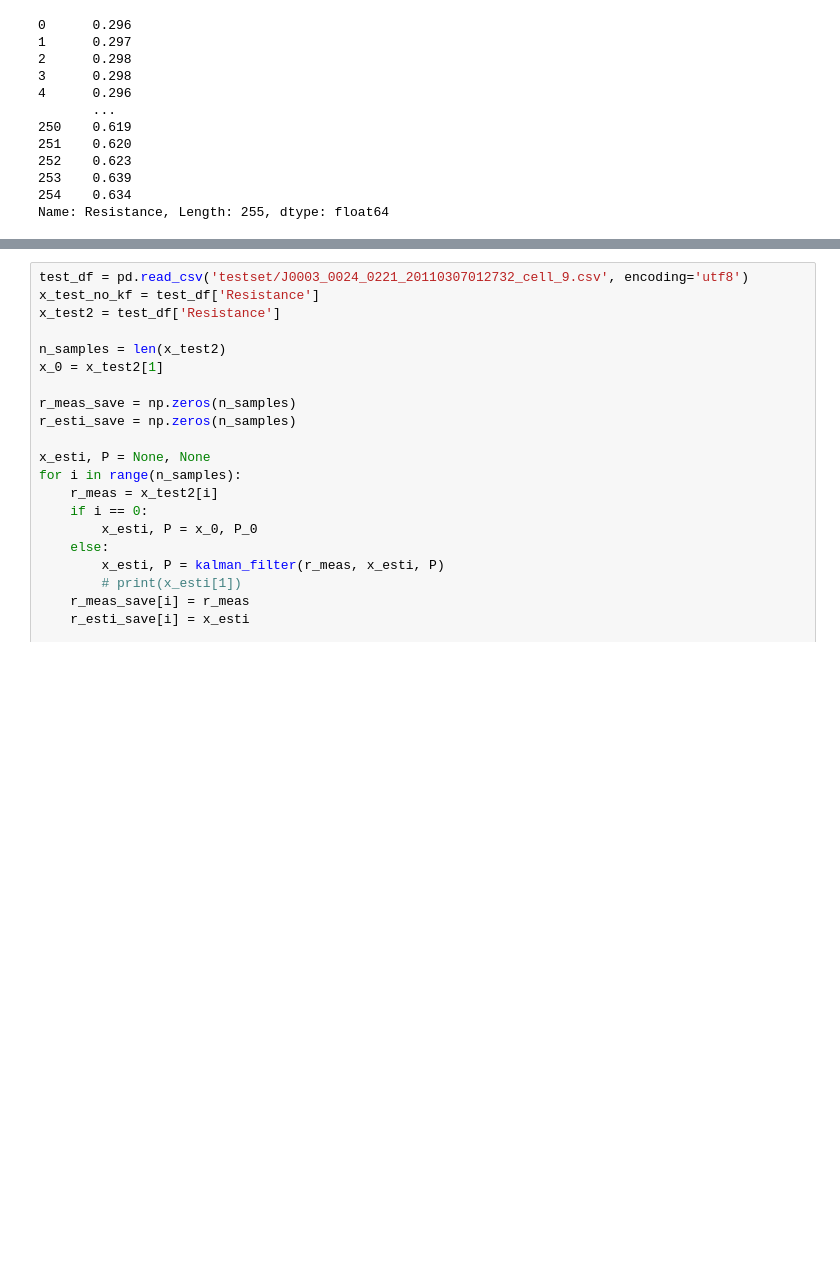
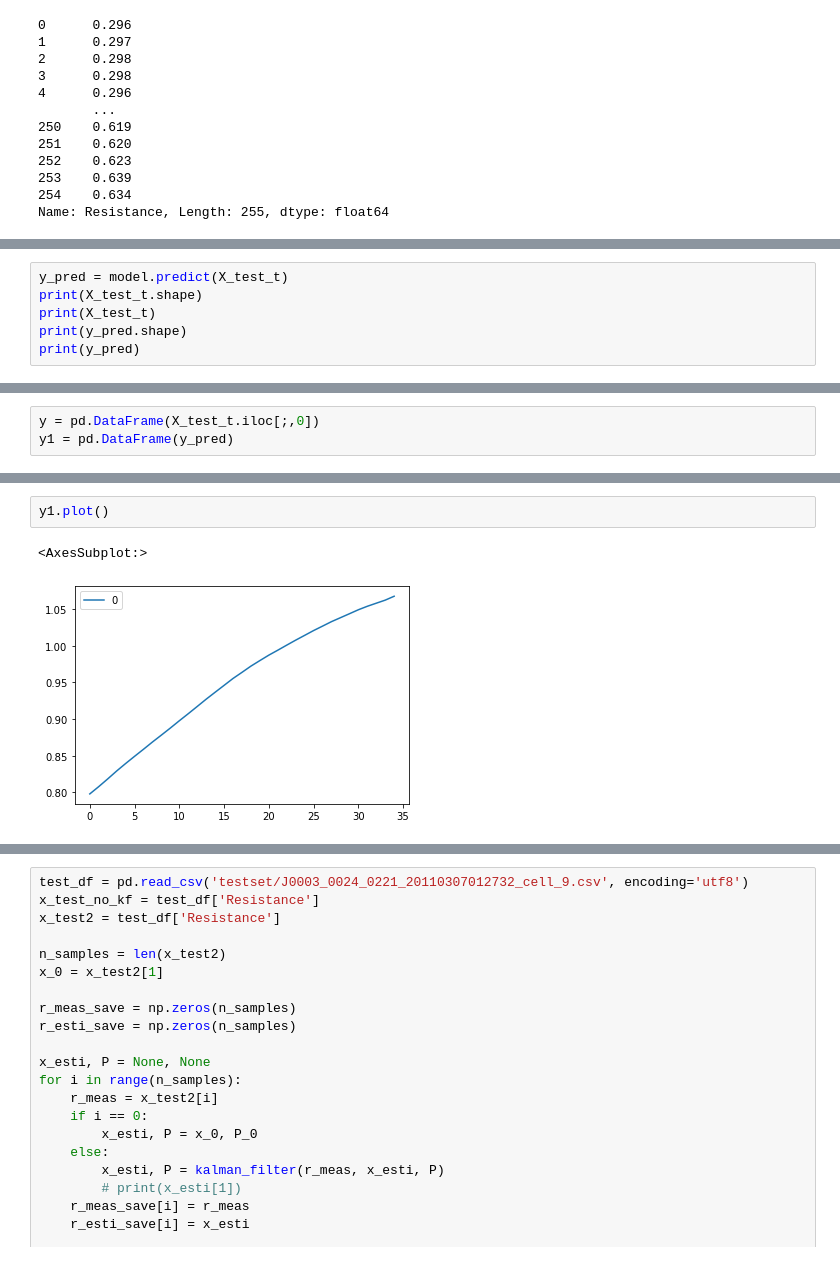
Before and after one commit to robertchoi/BatteryDatasetImplementation, a Jupyter notebook: robert/1.ipynb, the cells around one changed output, grey strips where cells are left out. Cells and saved outputs as stored; diff of their text form; blank space fills up the shorter version.

```diff
--- a/robert/1.ipynb
+++ b/robert/1.ipynb
@@ -448,0 +285,6 @@ num 19 393.0097281702698 actual 0.6762402088772845 prediction 3.33393
+# %%
+y_pred = model.predict(X_test_t)
+print(X_test_t.shape)
+print(X_test_t)
+print(y_pred.shape)
+print(y_pred)
@@ -448,0 +309,3 @@ num 19 393.0097281702698 actual 0.6762402088772845 prediction 3.33393
+# %%
+y = pd.DataFrame(X_test_t.iloc[;,0])
+y1 = pd.DataFrame(y_pred)
@@ -448,0 +314,5 @@ num 19 393.0097281702698 actual 0.6762402088772845 prediction 3.33393
+# %%
+y1.plot()
+# %% [output]
+<AxesSubplot:>
+[figure, added]
```
Also changed, not shown: parts of 40 cells of this notebook.
